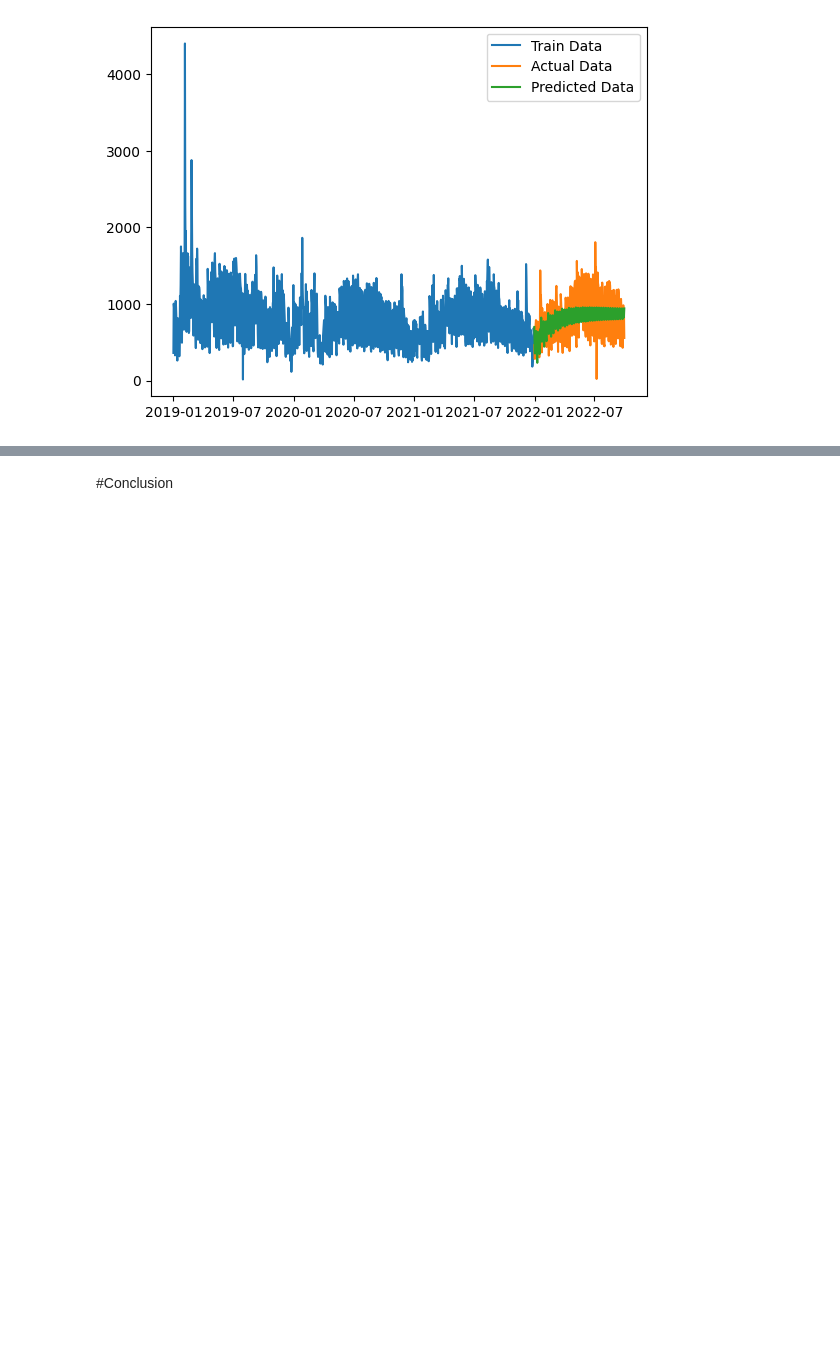
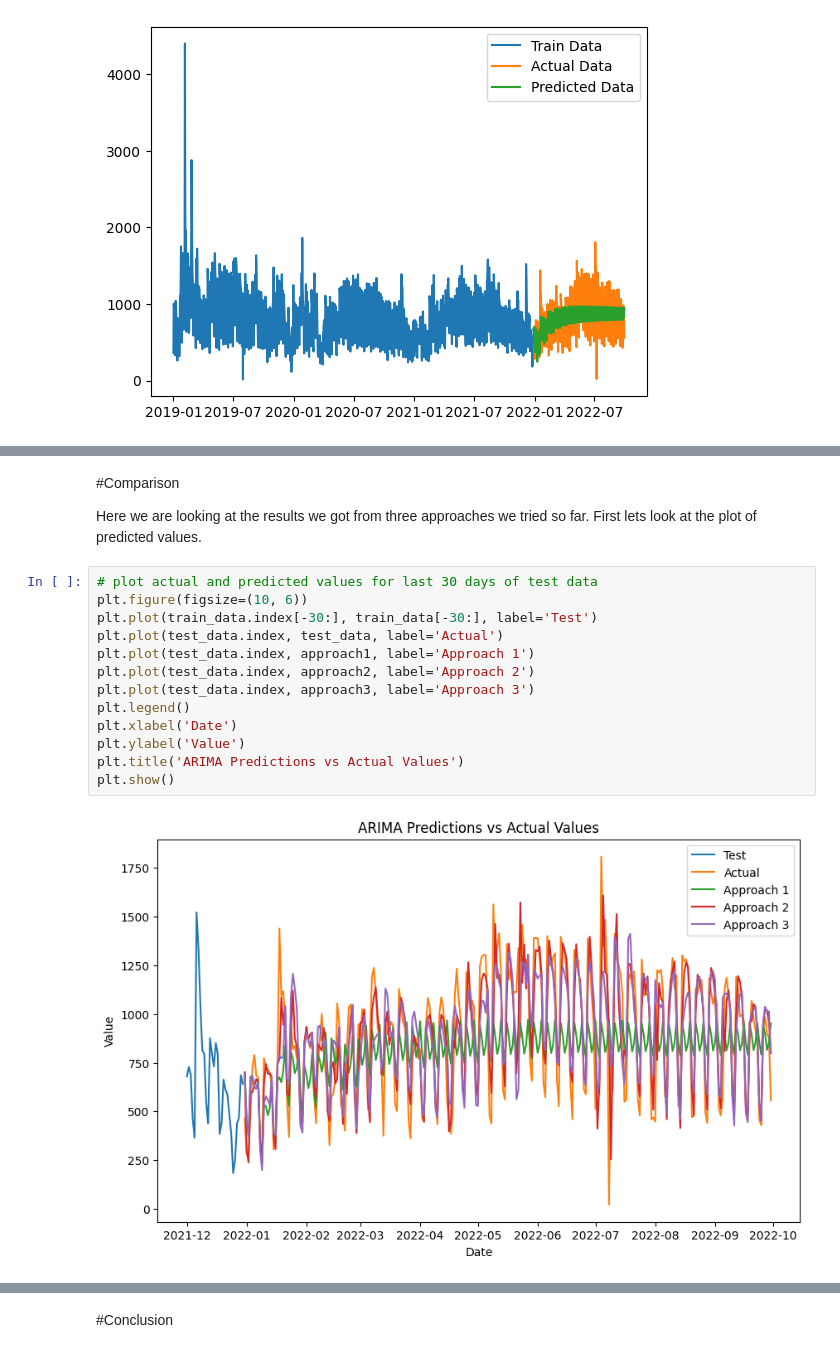
Before and after one commit to shashi3876/Ottawa_Data, a Jupyter notebook: Ottawa_Data_Time_Series_Analysis.ipynb, the cells around one changed output, grey strips where cells are left out. Saved outputs shown, nothing was run; the diff lists cells and outputs as text; blank space fills up the shorter version.

```diff
--- a/Ottawa_Data_Time_Series_Analysis.ipynb
+++ b/Ottawa_Data_Time_Series_Analysis.ipynb
@@ -306,0 +375,20 @@ ValueError: ignored
+# %% [markdown]
+#Comparison
+
+
+Here we are looking at the results we got from three approaches we tried so far. First lets look at the plot of predicted values.
+# %%
+# plot actual and predicted values for last 30 days of test data
+plt.figure(figsize=(10, 6))
+plt.plot(train_data.index[-30:], train_data[-30:], label='Test')
+plt.plot(test_data.index, test_data, label='Actual')
+plt.plot(test_data.index, approach1, label='Approach 1')
+plt.plot(test_data.index, approach2, label='Approach 2')
+plt.plot(test_data.index, approach3, label='Approach 3')
+plt.legend()
+plt.xlabel('Date')
+plt.ylabel('Value')
+plt.title('ARIMA Predictions vs Actual Values')
+plt.show()
+# %% [output]
+[figure, added]
```
Also changed, not shown: parts of 18 cells of this notebook.
